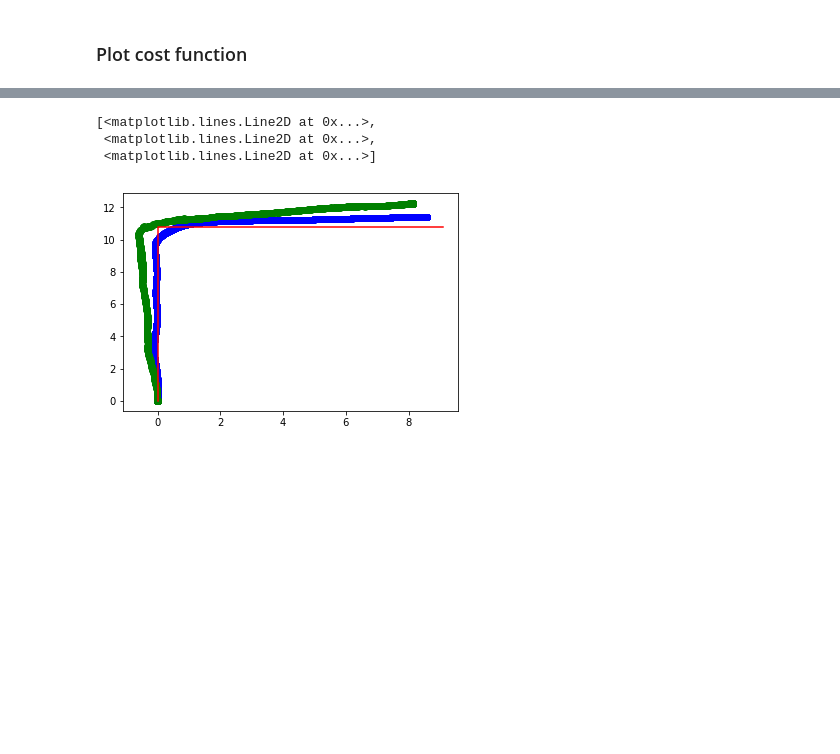
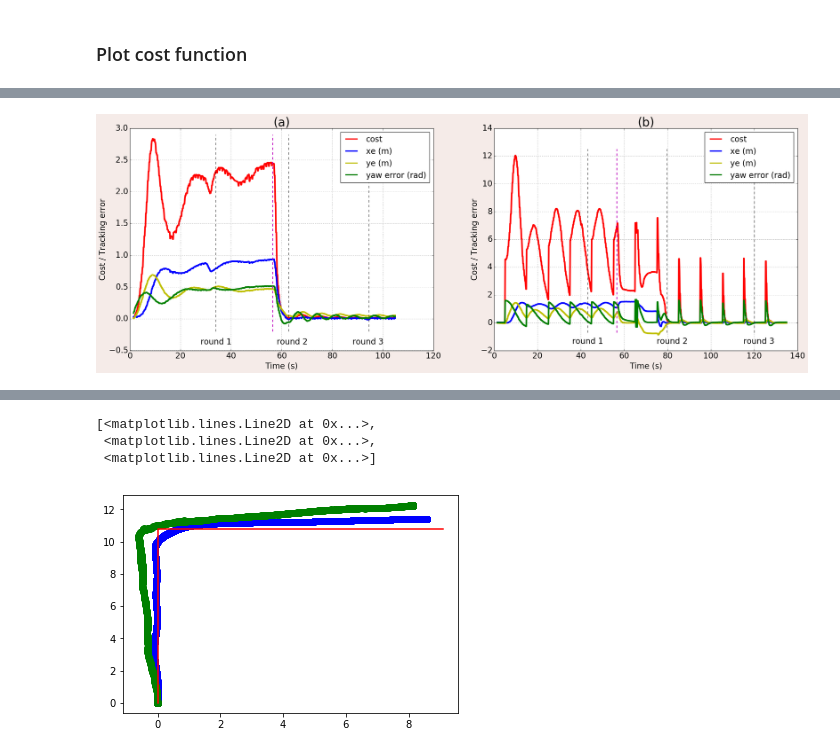
Before and after one commit to jdgalviss/mobile_robots_robust_control, a Jupyter notebook: catkin_ws/src/robust_control/measurements/simulation_plot.ipynb, the cells around one changed output, grey strips where cells are left out. Saved outputs shown, nothing was run; the diff lists cells and outputs as text; code cells hidden in the pictures; blank space fills up the shorter version.

```diff
--- a/catkin_ws/src/robust_control/measurements/simulation_plot.ipynb
+++ b/catkin_ws/src/robust_control/measurements/simulation_plot.ipynb
@@ -20,0 +37,80 @@ plt.plot(time, cost, 'b')
+# %%
+start = 10
+end = 700
+start_r = 10
+end_r = 900
+l_width = 4
+# 1) RGB tuple:
+fig, (ax, ax2) = plt.subplots(1,2,facecolor=(.96, .92, .91),figsize=(30,10))
+# 2) hex string:
+#ax.set_facecolor('#eafff5')
+# 3) gray level string:
+ax.set_title('(a)', color='k', size = 30)
+# 4) single letter color string
+ax.set_xlabel('Time (s)', color='k', size = 20)
+
+# 5) a named color:
+ax.set_ylabel('Cost / Tracking error', color='k', size = 20)
+# 6) a named xkcd color:
+lines = ax.plot(time[start:end], cost[start:end], 'r',time[start:end], xe[start:end], 'b', time[start:end], ye[start:end], 'y', time[start:end], yaw_e[start:end], 'g')
+plt.setp(lines, linewidth=4)
+# 8) tab notation:
+ax.tick_params(labelcolor='k', labelsize = 20)
+# grid on
+ax.grid(True)
+# plot lines corresponding to each lap
+ax.plot([34,34],[-0.2,2.9],'#000000',linestyle='--')
+ax.plot([62.7,62.7],[-0.2,2.9],'#000000',linestyle='--')
+ax.plot([94.5,94.5],[-0.2,2.9],'#000000',linestyle='--')
+ax.plot([56.5,56.5],[-0.2,2.9],'m',linestyle='--',linewidth=2)
+
+#Text
+ax.text(28, -0.4, "round 1", size=20, rotation=0.0)
+ax.text(58, -0.4, "round 2", size=20, rotation=0.0)
+ax.text(88, -0.4, "round 3", size=20, rotation=0.0)
+
+
+#cost_plot = plt.plot(time[start:end], cost[start:end], 'r',time[start:end], xe[start:end], 'b', time[start:end], ye[start:end], 'y', time[start:end], yaw_e[start:end], 'g')
+leg = ax.legend(['cost', 'xe (m)', 'ye (m)', 'yaw error (rad)'],  prop={'size': 20})
+#plt.xlabel(['Time(s)'])
+
+
+#####Square
+# 4) single letter color string
+ax2.set_title('(b)', color='k', size = 30)
+ax2.set_xlabel('Time (s)', color='k', size = 20)
+# 5) a named color:
+ax2.set_ylabel('Cost / Tracking error', color='k', size = 20)
+# 6) a named xkcd color:
+lines = ax2.plot(time_r[start_r:end_r], cost_r[start_r:end_r], 'r',time_r[start_r:end_r], xe_r[start_r:end_r], 'b', time_r[start_r:end_r], ye_r[start_r:end_r], 'y', time_r[start_r:end_r], yaw_e_r[start_r:end_r], 'g')
+plt.setp(lines, linewidth=4)
+# 8) tab notation:
+ax2.tick_params(labelcolor='k', labelsize = 20)
+# grid on
+ax2.grid(True)
+# plot lines corresponding to each lap
+ax2.plot([43.2,43.2],[-0.7,12.5],'#000000',linestyle='--')
+ax2.plot([79.7,79.7],[-0.7,12.5],'#000000',linestyle='--')
+ax2.plot([120,120],[-0.7,12.5],'#000000',linestyle='--')
+ax2.plot([56.5,56.5],[-0.7,12.5],'m',linestyle='--',linewidth=2)
+
+#Text
+ax2.text(36, -1.5, "round 1", size=20, rotation=0.0)
+ax2.text(75, -1.5, "round 2", size=20, rotation=0.0)
+ax2.text(115, -1.5, "round 3", size=20, rotation=0.0)
+
+#line widths
+leg2 = ax2.legend(['cost', 'xe (m)', 'ye (m)', 'yaw error (rad)'],  prop={'size': 20})
+# get the individual lines inside legend and set line width
+for line in leg2.get_lines():
+    line.set_linewidth(3)
+
+for line in leg.get_lines():
+    line.set_linewidth(3)
+
+#cost_plot = plt.plot(time[start_r:end_r], cost[start_r:end_r], 'r',time[start_r:end_r], xe[start_r:end_r], 'b', time[start_r:end_r], ye[start_r:end_r], 'y', time[start_r:end_r], yaw_e[start_r:end_r], 'g')
+
+#plt.xlabel(['Time(s)'])
+plt.savefig('adaptive_cost.eps', format='eps', dpi=1000)
+# %% [output]
+[figure, added]
```
Also changed, not shown: parts of 22 cells of this notebook, 31 other files.
